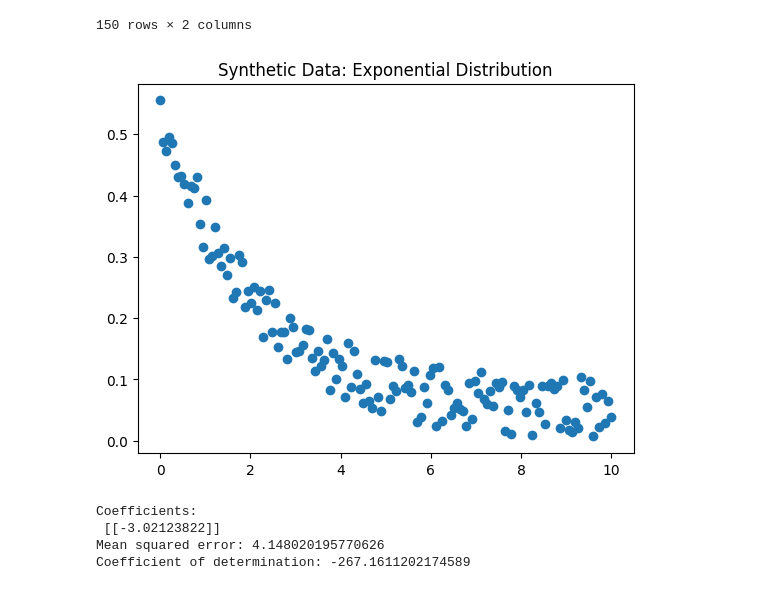
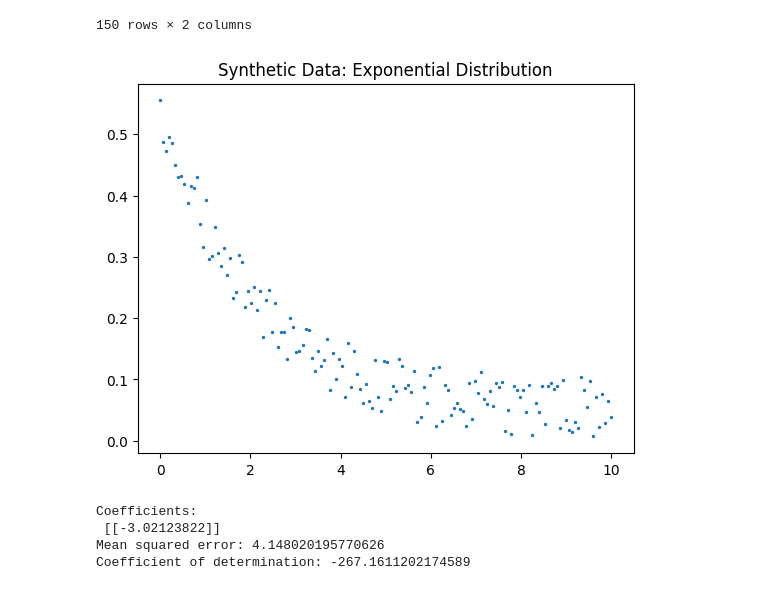
Before and after one commit to kyleosung/Stats_3AT3_Final_Project, a Jupyter notebook: glm_1Var_exp.ipynb, the cells around one changed output. Saved outputs shown, nothing was run; the diff lists cells and outputs as text; code cells hidden in the pictures.

```diff
--- a/glm_1Var_exp.ipynb
+++ b/glm_1Var_exp.ipynb
@@ -38,11 +38,11 @@ y = df["y"].to_numpy().reshape(-1, 1)
 
 y_transformed = h(y)
 # %%
-plt.scatter(X,y)
+plt.scatter(X,y,s=2)
 plt.title("Synthetic Data: Exponential Distribution")
 plt.show()
 # %% [output]
-[figure, old version]
+[figure, new version]
 # %%
 X_train, X_test, y_train, y_test = train_test_split(X, y, test_size=0.2, random_state=42)
 # %%
```
Also changed, not shown: 2 other files.
